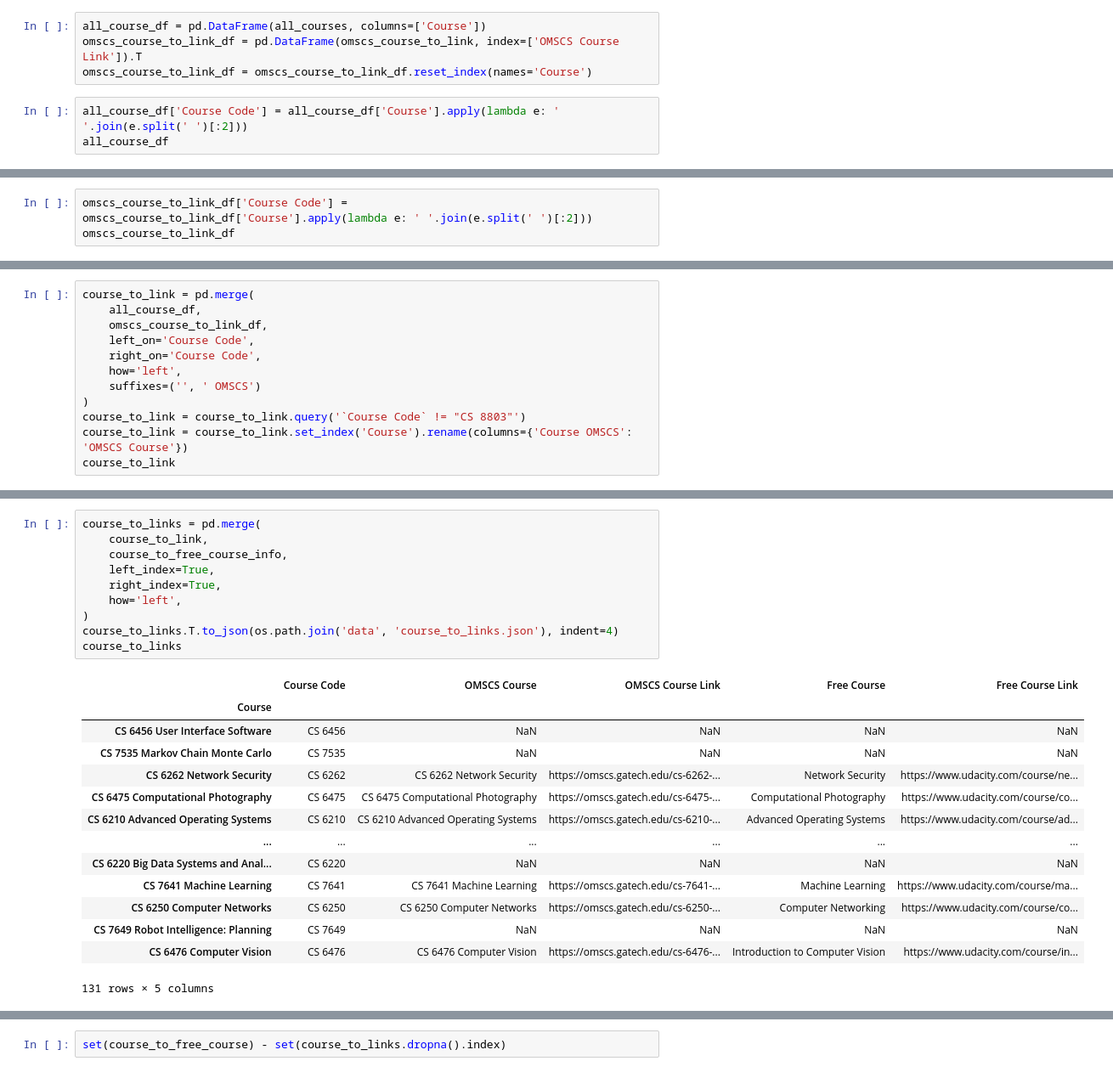
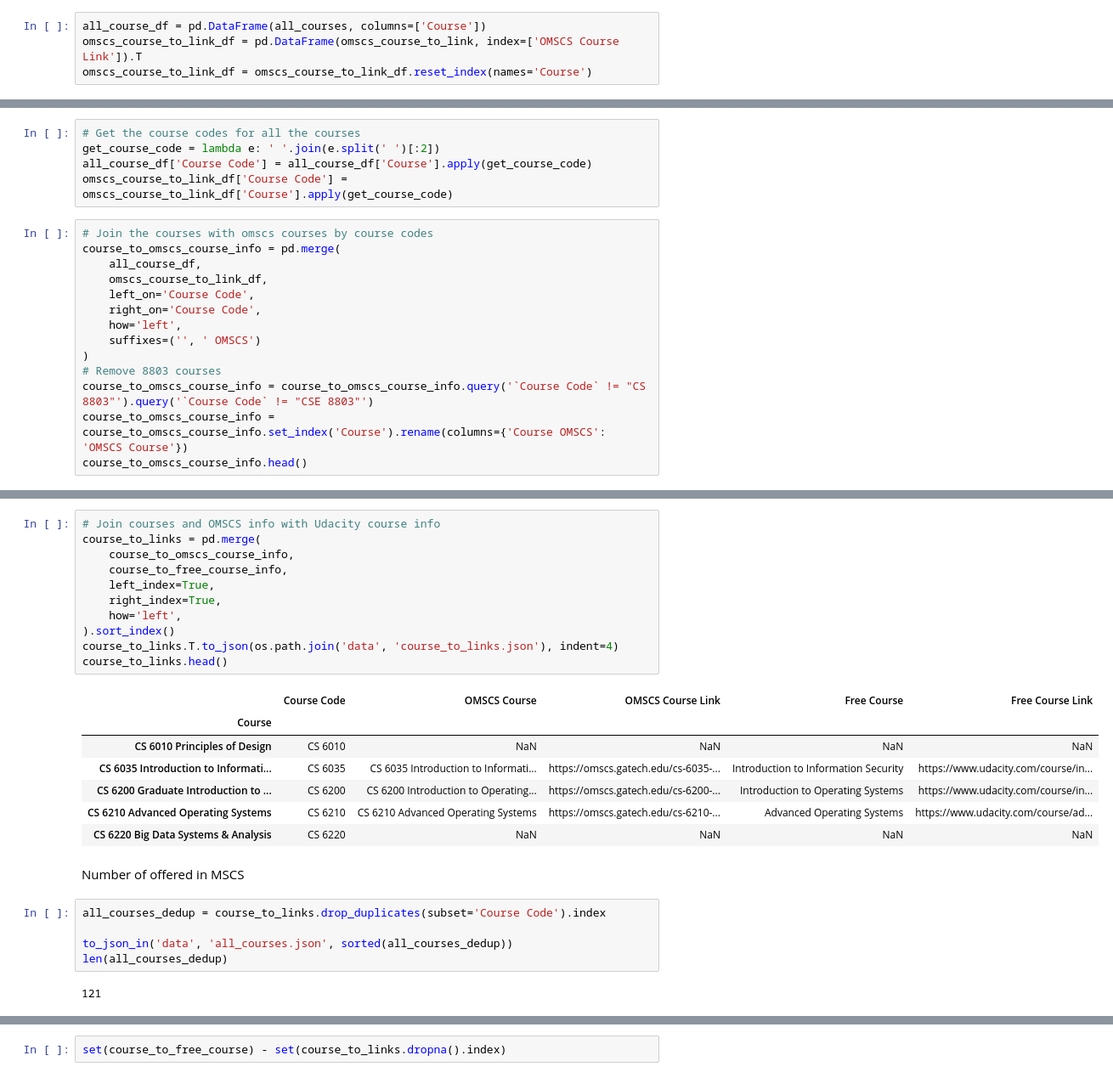
Before and after one commit to zhaoyi3264/gt-mscs, a Jupyter notebook: scrape.ipynb, the cells around one changed output, grey strips where cells are left out. Shown at 85% size. Drawn from its saved outputs; the diff is of its cells as text.

```diff
--- a/scrape.ipynb
+++ b/scrape.ipynb
@@ -321,6 +314,3 @@ course_to_free_course_info
 all_course_df = pd.DataFrame(all_courses, columns=['Course'])
 omscs_course_to_link_df = pd.DataFrame(omscs_course_to_link, index=['OMSCS Course Link']).T
 omscs_course_to_link_df = omscs_course_to_link_df.reset_index(names='Course')
-# %%
-all_course_df['Course Code'] = all_course_df['Course'].apply(lambda e: ' '.join(e.split(' ')[:2]))
-all_course_df
@@ -341,3 +316,0 @@ all_course_df
-# %%
-omscs_course_to_link_df['Course Code'] = omscs_course_to_link_df['Course'].apply(lambda e: ' '.join(e.split(' ')[:2]))
-omscs_course_to_link_df
@@ -358,5 +317,11 @@ omscs_course_to_link_df
+# %%
+# Get the course codes for all the courses
+get_course_code = lambda e: ' '.join(e.split(' ')[:2])
+all_course_df['Course Code'] = all_course_df['Course'].apply(get_course_code)
+omscs_course_to_link_df['Course Code'] = omscs_course_to_link_df['Course'].apply(get_course_code)
 # %%
-course_to_link = pd.merge(
+# Join the courses with omscs courses by course codes
+course_to_omscs_course_info = pd.merge(
     all_course_df,
     omscs_course_to_link_df,
     left_on='Course Code',
@@ -364,9 +329,10 @@ course_to_link = pd.merge(
     how='left',
     suffixes=('', ' OMSCS')
 )
-course_to_link = course_to_link.query('`Course Code` != "CS 8803"')
-course_to_link = course_to_link.set_index('Course').rename(columns={'Course OMSCS': 'OMSCS Course'})
-course_to_link
+# Remove 8803 courses
+course_to_omscs_course_info = course_to_omscs_course_info.query('`Course Code` != "CS 8803"').query('`Course Code` != "CSE 8803"')
+course_to_omscs_course_info = course_to_omscs_course_info.set_index('Course').rename(columns={'Course OMSCS': 'OMSCS Course'})
+course_to_omscs_course_info.head()
 # %% [output]
 |  | Course Code | OMSCS Course | OMSCS Course Link |
 | Course |  |  |  |
@@ -412,25 +383,28 @@ course_to_link.query('`Course Code` == "CS 6457"')
 # %%
+# Join courses and OMSCS info with Udacity course info
 course_to_links = pd.merge(
-    course_to_link,
+    course_to_omscs_course_info,
     course_to_free_course_info,
     left_index=True,
     right_index=True,
     how='left',
-)
+).sort_index()
 course_to_links.T.to_json(os.path.join('data', 'course_to_links.json'), indent=4)
-course_to_links
+course_to_links.head()
 # %% [output]
 |  | Course Code | OMSCS Course | OMSCS Course Link | Free Course | Free Course Link |
 | Course |  |  |  |  |  |
-| CS 6456 User Interface Software | CS 6456 | NaN | NaN | NaN | NaN |
-| CS 7535 Markov Chain Monte Carlo | CS 7535 | NaN | NaN | NaN | NaN |
-| CS 6262 Network Security | CS 6262 | CS 6262 Network Security | https://omscs.gatech.edu/cs-6262-... | Network Security | https://www.udacity.com/course/ne... |
-| CS 6475 Computational Photography | CS 6475 | CS 6475 Computational Photography | https://omscs.gatech.edu/cs-6475-... | Computational Photography | https://www.udacity.com/course/co... |
+| CS 6010 Principles of Design | CS 6010 | NaN | NaN | NaN | NaN |
+| CS 6035 Introduction to Informati... | CS 6035 | CS 6035 Introduction to Informati... | https://omscs.gatech.edu/cs-6035-... | Introduction to Information Security | https://www.udacity.com/course/in... |
+| CS 6200 Graduate Introduction to ... | CS 6200 | CS 6200 Introduction to Operating... | https://omscs.gatech.edu/cs-6200-... | Introduction to Operating Systems | https://www.udacity.com/course/in... |
 | CS 6210 Advanced Operating Systems | CS 6210 | CS 6210 Advanced Operating Systems | https://omscs.gatech.edu/cs-6210-... | Advanced Operating Systems | https://www.udacity.com/course/ad... |
-| ... | ... | ... | ... | ... | ... |
-| CS 6220 Big Data Systems and Anal... | CS 6220 | NaN | NaN | NaN | NaN |
-| CS 7641 Machine Learning | CS 7641 | CS 7641 Machine Learning | https://omscs.gatech.edu/cs-7641-... | Machine Learning | https://www.udacity.com/course/ma... |
-| CS 6250 Computer Networks | CS 6250 | CS 6250 Computer Networks | https://omscs.gatech.edu/cs-6250-... | Computer Networking | https://www.udacity.com/course/co... |
-| CS 7649 Robot Intelligence: Planning | CS 7649 | NaN | NaN | NaN | NaN |
-| CS 6476 Computer Vision | CS 6476 | CS 6476 Computer Vision | https://omscs.gatech.edu/cs-6476-... | Introduction to Computer Vision | https://www.udacity.com/course/in... |
+| CS 6220 Big Data Systems & Analysis | CS 6220 | NaN | NaN | NaN | NaN |
-131 rows × 5 columns
+# %% [markdown]
+Number of offered in MSCS
+# %%
+all_courses_dedup = course_to_links.drop_duplicates(subset='Course Code').index
+
+to_json_in('data', 'all_courses.json', sorted(all_courses_dedup))
+len(all_courses_dedup)
+# %% [output]
+121
```
Also changed, not shown: parts of 24 cells of this notebook, 6 other files.
